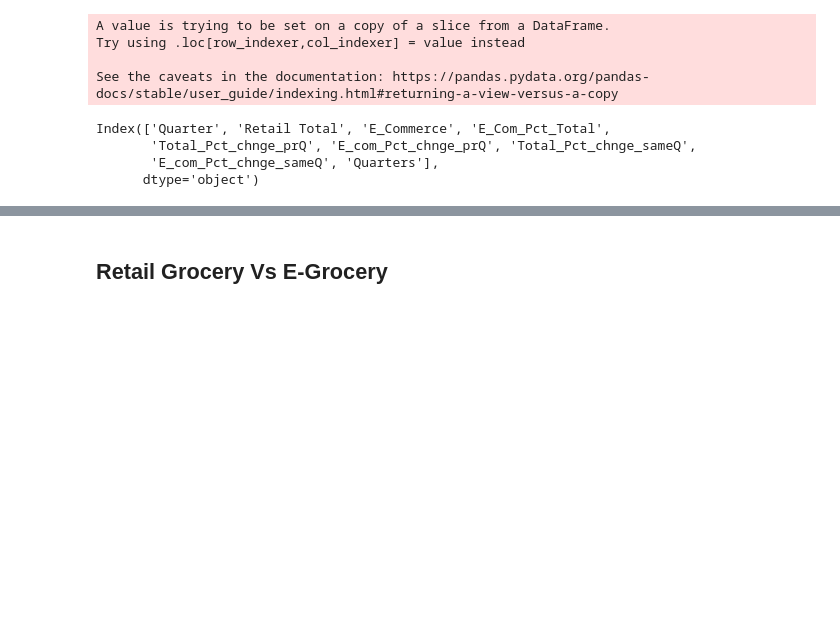
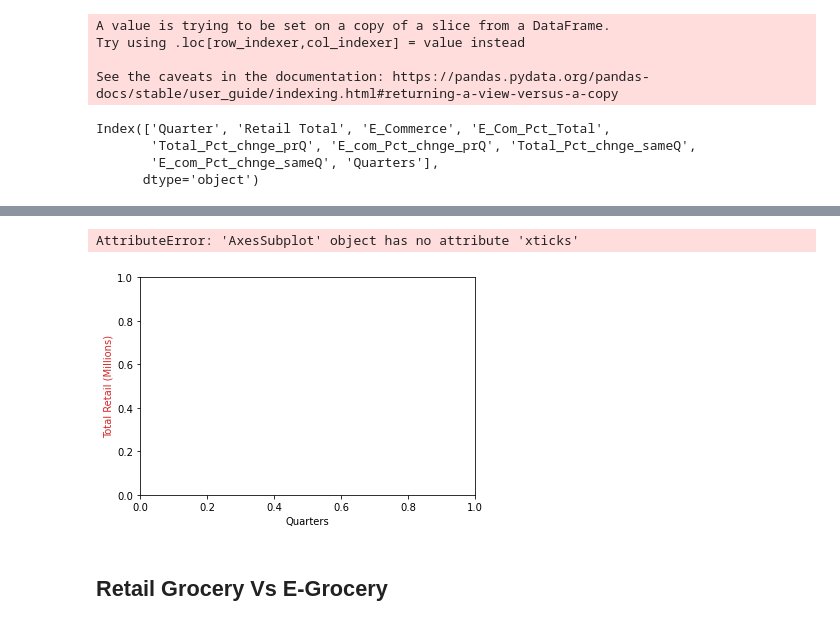
Before and after one commit to LenSin3/Conservatory-cvd19-retail, a Jupyter notebook: covid-retail.ipynb, the cells around one changed output, grey strips where cells are left out. Saved outputs shown, nothing was run; the diff lists cells and outputs as text; code cells hidden in the pictures; blank space fills up the shorter version.

```diff
--- a/covid-retail.ipynb
+++ b/covid-retail.ipynb
@@ -203,5 +195,7 @@ plt.title('E-Commerce Time Series')
 plt.ylabel('Sales (Millions)')
 plt.xlabel('Quarter')
 plt.show()
+labs = new_e_com_5['Quarters']
+labs
 # %% [output]
 [figure]
@@ -208,3 +229,32 @@ plt.show()
+# %%
+t = [x for x in labs]
+data1 = new_e_com_5['Retail Total']
+data2 = new_e_com_5['E_Commerce']
+
+labels = t
+fig, ax1 = plt.subplots()
+
+color = 'tab:red'
+ax1.set_xlabel('Quarters')
+ax1.set_ylabel('Total Retail (Millions)', color=color)
+ax1.xticks(rotation=90)
+ax1.plot(t, data1, color=color)
+ax1.tick_params(axis='y', labelcolor=color)
+
+
+
+ax2 = ax1.twinx()
+
+color = 'tab:blue'
+ax2.set_ylabel('E-Commerce (Millions)', color=color)
+ax2.plot(t, data2, color=color)
+ax2.tick_params(axis='y', labelcolor=color)
+
+fig.tight_layout()
+plt.show()
+# %% [output]
+AttributeError: 'AxesSubplot' object has no attribute 'xticks'
+[figure, added]
 # %% [markdown]
 ## **Retail Grocery Vs E-Grocery**
 # %% [markdown]
```
Also changed, not shown: parts of 3 cells of this notebook.
